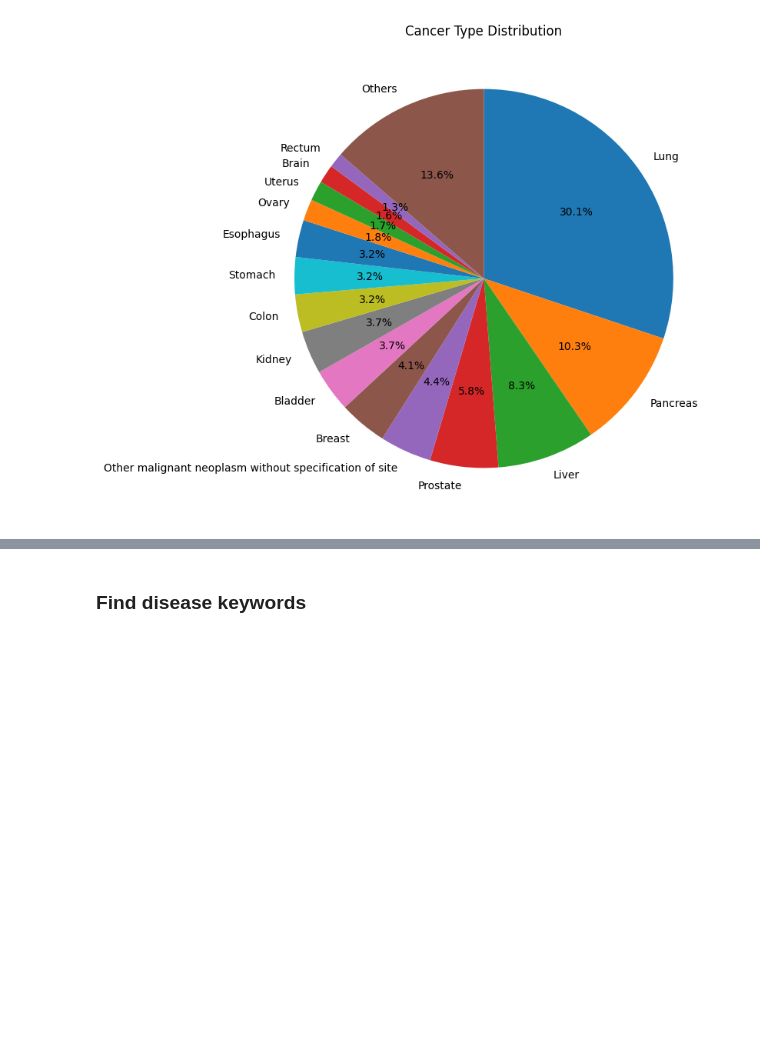
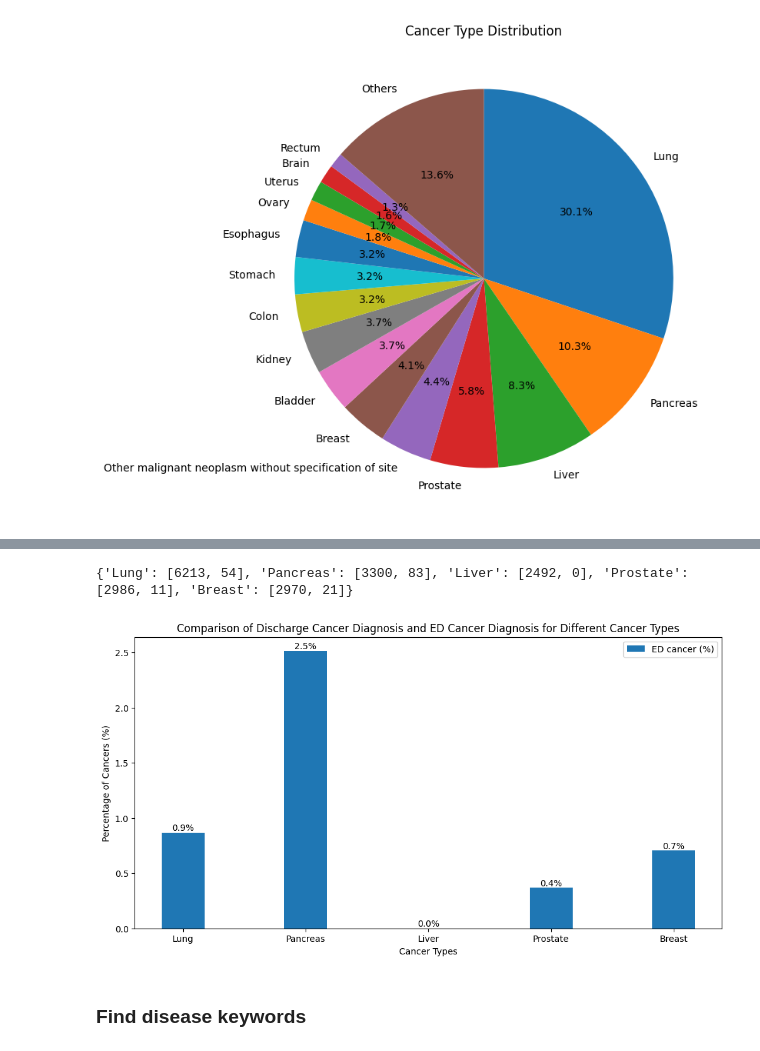
Before and after one commit to Subaru-Gastraea/MIMIC-Clinical-Decision-Making-Dataset, a Jupyter notebook: CreateDataset.ipynb, the cells around one changed output, grey strips where cells are left out. Cells and saved outputs as stored; diff of their text form; code cells hidden in the pictures; blank space fills up the shorter version.

Commit message:
docs(CreateDataset.ipynb): Check cancer correctly diagnosed in ED
Check Recall for 'Lung', 'Pancreas', 'Liver', 'Prostate', 'Breast' cancer

```diff
--- a/CreateDataset.ipynb
+++ b/CreateDataset.ipynb
@@ -225,3 +281,56 @@ Name: proportion, dtype: float64
+# %%
+cancer_site = ['Lung', 'Pancreas', 'Liver', 'Prostate', 'Breast']
+
+cancer_types_filter = cancer_types_filter.groupby('hadm_id')
+ed_cancer_types_filter = ed_cancer_types_filter.groupby('hadm_id')
+
+cancer_diff_cnt = {cancer: [0, 0] for cancer in cancer_site}
+for hadm_id, group in cancer_types_filter:
+    cancers = group['long_title'].unique()
+
+    for cancer in cancers:
+        cancer_diff_cnt[cancer][0] += 1
+
+    if hadm_id in ed_cancer_types_filter.groups:
+        ed_group = ed_cancer_types_filter.get_group(hadm_id)
+        for cancer in cancers:
+            if cancer in ed_group['long_title'].unique():
+                cancer_diff_cnt[cancer][1] += 1
+
+print(cancer_diff_cnt)
+# %% [output]
+{'Lung': [6213, 54], 'Pancreas': [3300, 83], 'Liver': [2492, 0], 'Prostate': [2986, 11], 'Breast': [2970, 21]}
+# %%
+# 提取數據
+cancer_types = list(cancer_diff_cnt.keys())
+
+# 計算百分比
+ed_cases_percent = [cancer_diff_cnt[cancer][1] / cancer_diff_cnt[cancer][0] * 100 for cancer in cancer_types]
+
+# 設置圖表大小
+plt.figure(figsize=(12, 6))
+
+# 繪製柱狀圖
+bar_width = 0.35
+index = range(len(cancer_types))
+
+bars = plt.bar(index, ed_cases_percent, bar_width, label='ED cancer (%)')
+
+# 添加標籤和標題
+plt.xlabel('Cancer Types')
+plt.ylabel('Percentage of Cancers (%)')
+plt.title('Comparison of Discharge Cancer Diagnosis and ED Cancer Diagnosis for Different Cancer Types')
+plt.xticks([i for i in index], cancer_types)
+plt.legend()
+
+# 在每個柱狀圖上顯示百分比
+for bar, percent in zip(bars, ed_cases_percent):
+    plt.text(bar.get_x() + bar.get_width() / 2, bar.get_height(), f'{percent:.1f}%', ha='center', va='bottom')
+
+# 顯示圖表
+plt.show()
+# %% [output]
+[figure, added]
 # %% [markdown]
 ### Find disease keywords
 # %%
```
Also changed, not shown: parts of 8 cells of this notebook.
